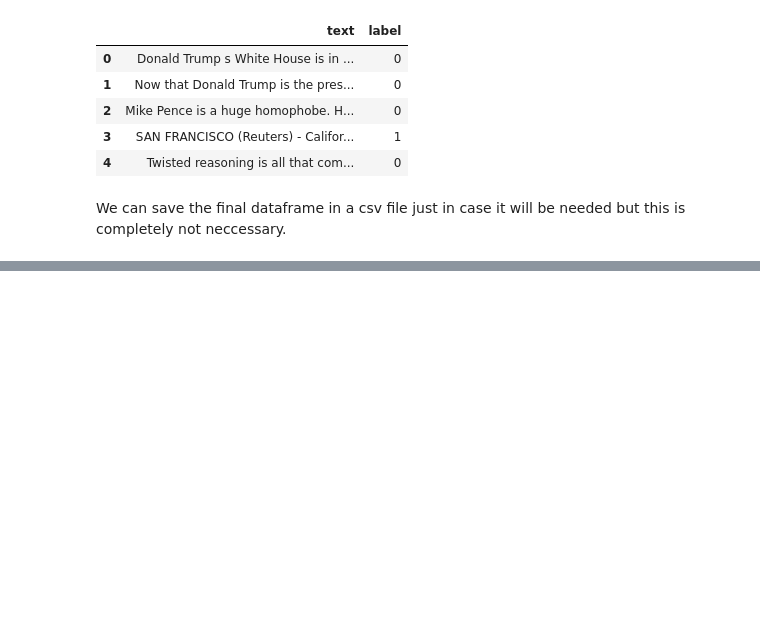
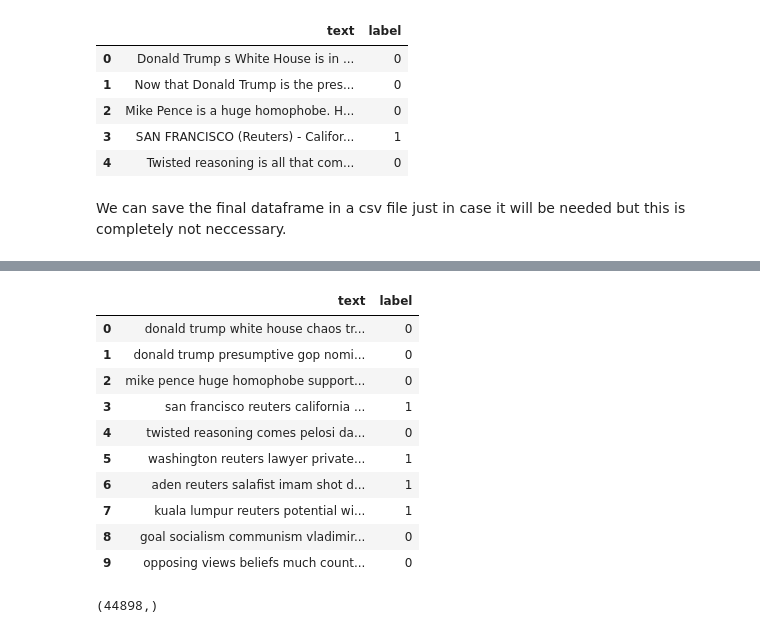
Before and after one commit to fitoretahiri/Fake-News-Detection, a Jupyter notebook: Model_Training.ipynb, the cells around one changed output, grey strips where cells are left out. Cells and saved outputs as stored; diff of their text form; code cells hidden in the pictures; blank space fills up the shorter version.

```diff
--- a/Model_Training.ipynb
+++ b/Model_Training.ipynb
@@ -109,0 +128,3 @@ df.to_csv('final_data_file.csv', index=False)
+# %%
+df['text'] = df['text'].apply(lambda x: x.lower())
+df.head()
@@ -109,0 +138,12 @@ df.to_csv('final_data_file.csv', index=False)
+# %%
+# Remove punctuation
+
+import string
+
+def punctuation_removal(text):
+    all_list = [char for char in text if char not in string.punctuation]
+    clean_str = ''.join(all_list)
+    return clean_str
+
+df['text'] = df['text'].apply(punctuation_removal)
+df.head()
@@ -109,0 +157,11 @@ df.to_csv('final_data_file.csv', index=False)
+# %%
+# Removing stopwords
+import nltk
+nltk.download('stopwords')
+from nltk.corpus import stopwords
+stop = stopwords.words('english')
+
+df['text'] = df['text'].apply(lambda x: ' '.join([word for word in x.split() if word not in (stop)]))
+
+df.head(10)
+# %% [output]
@@ -109,0 +171,11 @@ df.to_csv('final_data_file.csv', index=False)
+|  | text | label |
+| 0 | donald trump white house chaos tr... | 0 |
+| 1 | donald trump presumptive gop nomi... | 0 |
+| 2 | mike pence huge homophobe support... | 0 |
+| 3 | san francisco reuters california ... | 1 |
+| 4 | twisted reasoning comes pelosi da... | 0 |
+| 5 | washington reuters lawyer private... | 1 |
+| 6 | aden reuters salafist imam shot d... | 1 |
+| 7 | kuala lumpur reuters potential wi... | 1 |
+| 8 | goal socialism communism vladimir... | 0 |
+| 9 | opposing views beliefs much count... | 0 |
@@ -109,0 +186,5 @@ df.to_csv('final_data_file.csv', index=False)
+# %%
+x.shape
+y.shape
+# %% [output]
+(44898,)
```
Also changed, not shown: parts of 7 cells of this notebook.
